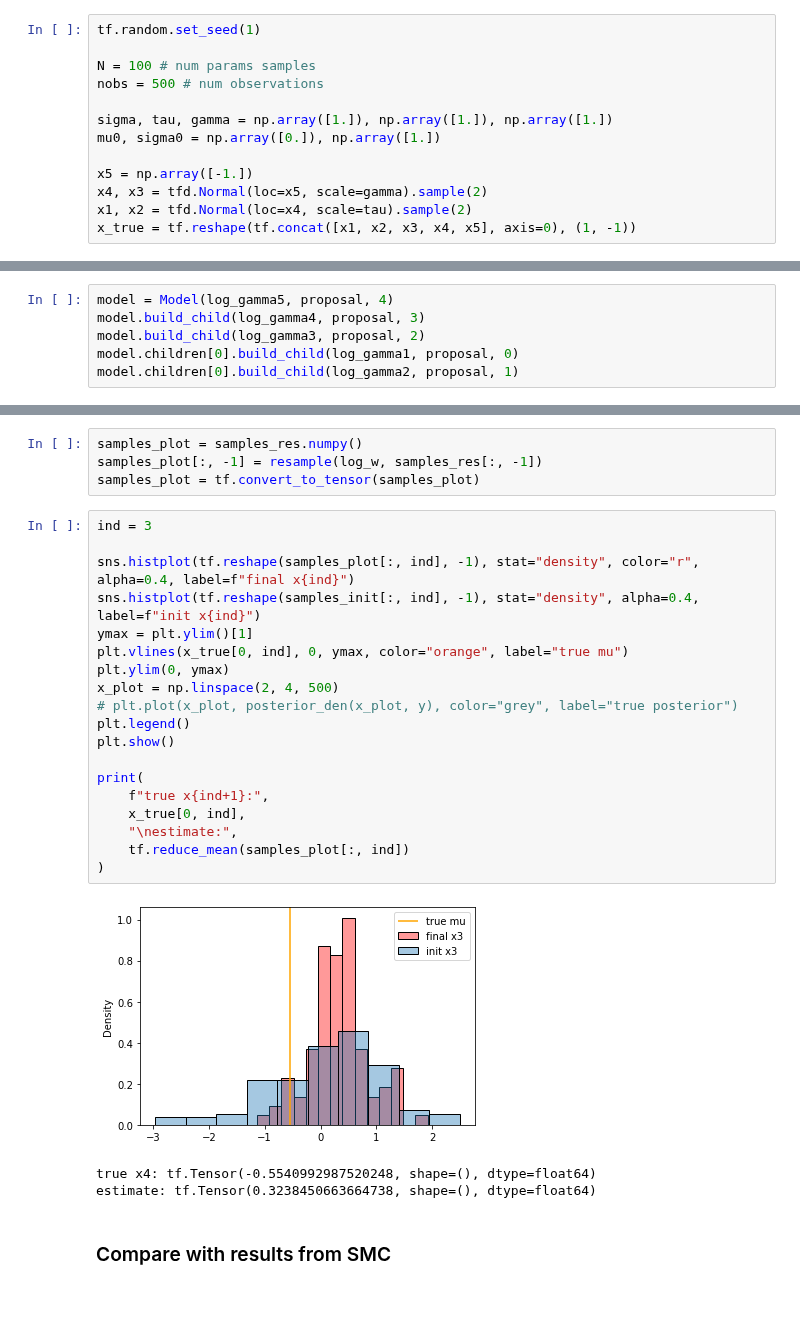
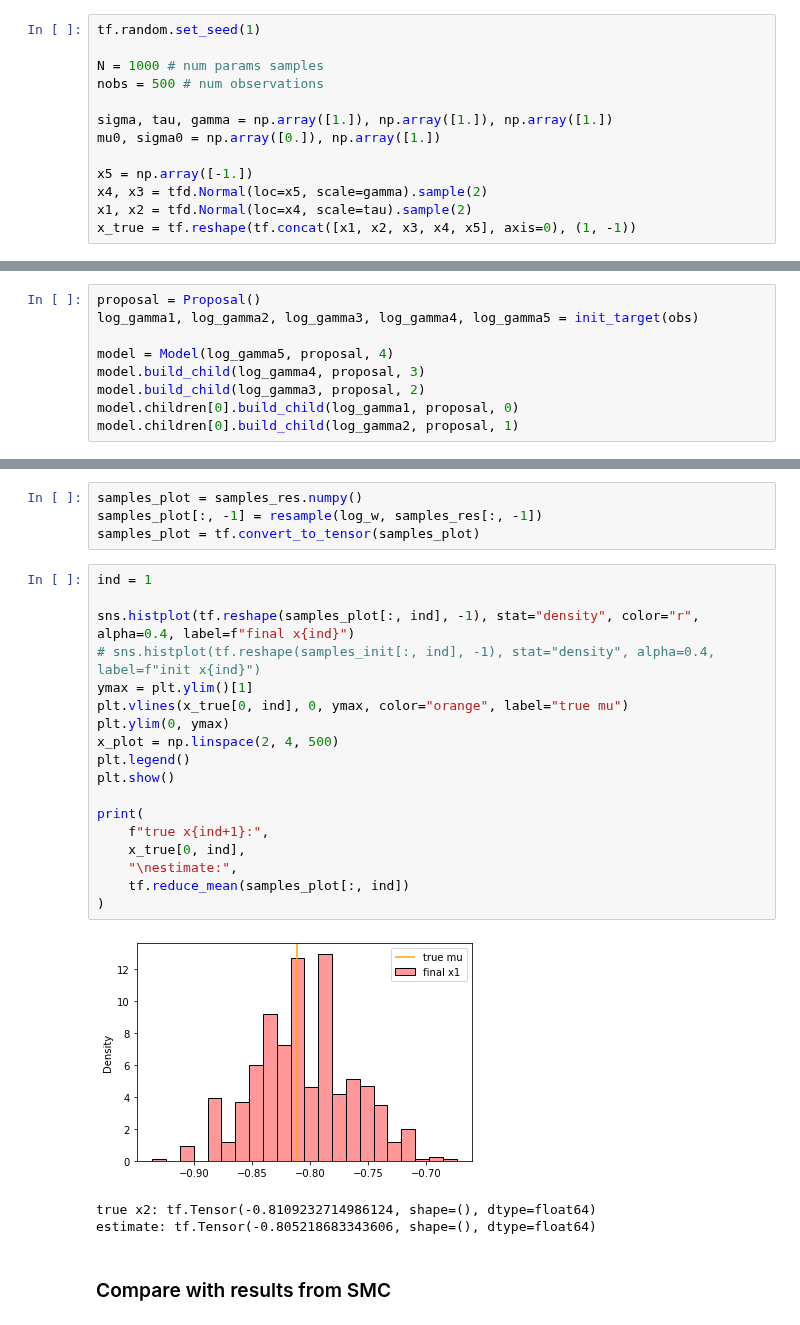
Before and after one commit to XingLLiu/u-stat-high-dim, a Jupyter notebook: dc_smc.ipynb, the cells around one changed output, grey strips where cells are left out. Saved outputs shown, nothing was run; the diff lists cells and outputs as text.

```diff
--- a/dc_smc.ipynb
+++ b/dc_smc.ipynb
@@ -194,7 +194,7 @@ $$
 # %%
 tf.random.set_seed(1)
 
-N = 100 # num params samples
+N = 1000 # num params samples
 nobs = 500 # num observations
 
 sigma, tau, gamma = np.array([1.]), np.array([1.]), np.array([1.])
@@ -258,6 +260,9 @@ class Proposal:
     def sample(self, size, mu_curr):
         return self.dist.sample(size)[:, :, 0]
 # %%
+proposal = Proposal()
+log_gamma1, log_gamma2, log_gamma3, log_gamma4, log_gamma5 = init_target(obs)
+
 model = Model(log_gamma5, proposal, 4)
 model.build_child(log_gamma4, proposal, 3)
 model.build_child(log_gamma3, proposal, 2)
@@ -273,28 +278,27 @@ samples_plot = samples_res.numpy()
 samples_plot[:, -1] = resample(log_w, samples_res[:, -1])
 samples_plot = tf.convert_to_tensor(samples_plot)
 # %%
-ind = 3
+ind = 1
 
 sns.histplot(tf.reshape(samples_plot[:, ind], -1), stat="density", color="r", alpha=0.4, label=f"final x{ind}")
-sns.histplot(tf.reshape(samples_init[:, ind], -1), stat="density", alpha=0.4, label=f"init x{ind}")
+# sns.histplot(tf.reshape(samples_init[:, ind], -1), stat="density", alpha=0.4, label=f"init x{ind}")
 ymax = plt.ylim()[1]
 plt.vlines(x_true[0, ind], 0, ymax, color="orange", label="true mu")
 plt.ylim(0, ymax)
 x_plot = np.linspace(2, 4, 500)
-# plt.plot(x_plot, posterior_den(x_plot, y), color="grey", label="true posterior")
 plt.legend()
 plt.show()
 
 print(
     f"true x{ind+1}:",
     x_true[0, ind],
     "\nestimate:",
     tf.reduce_mean(samples_plot[:, ind])
 )
 # %% [output]
-[figure, old version]
+[figure, new version]
-true x4: tf.Tensor(-0.5540992987520248, shape=(), dtype=float64)
-estimate: tf.Tensor(0.3238450663664738, shape=(), dtype=float64)
+true x2: tf.Tensor(-0.8109232714986124, shape=(), dtype=float64)
+estimate: tf.Tensor(-0.805218683343606, shape=(), dtype=float64)
 # %% [markdown]
 ### Compare with results from SMC
 # %%
```
Also changed, not shown: parts of 8 cells of this notebook, 1 other file.
